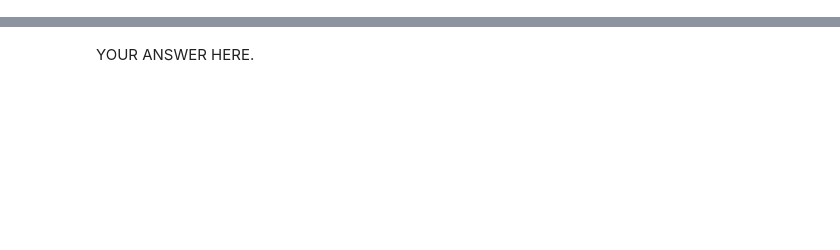
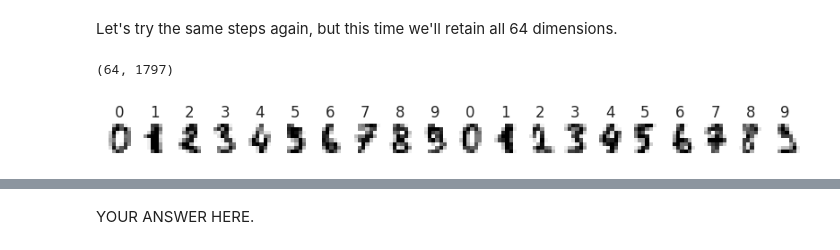
Before and after one commit to manan883/springboard2024, a Jupyter notebook: Exercise_02.ipynb, the cells around one changed output, grey strips where cells are left out. Cells and saved outputs as stored; diff of their text form; code cells hidden in the pictures; blank space fills up the shorter version.

```diff
--- a/Exercise_02.ipynb
+++ b/Exercise_02.ipynb
@@ -115,0 +246,3 @@ both datasets seem highly correlated
+# %%
+UnP = np.linalg.pinv(P)
+UnP.shape
@@ -115,0 +255,4 @@ both datasets seem highly correlated
+# %%
+unpacked_data = np.dot(UnP,compressed_data)*data_stddev + data_mean
+unpacked_images = np.reshape(unpacked_data.T, (N_samples, 8, 8))
+unpacked_images.shape
@@ -115,0 +263,6 @@ both datasets seem highly correlated
+# %%
+_, axes = plt.subplots(nrows=1, ncols=20, figsize=(10, 3))
+for ax, image, label in zip(axes, unpacked_images, dataset.target):
+    ax.set_axis_off()
+    ax.imshow(image, cmap=plt.cm.gray_r, interpolation="nearest")
+    ax.set_title("%i" % label)
@@ -115,0 +300,23 @@ both datasets seem highly correlated
+# %% [markdown]
+Let's try the same steps again, but this time we'll retain all 64 dimensions.
+# %%
+ND = 64
+
+P = np.dot(np.diagflat(S[0:ND]), Vh[0:ND,:])
+compressed_data = np.dot(P,data_normalized)
+compressed_data.shape
+# %% [output]
+(64, 1797)
+# %%
+UnP = np.linalg.pinv(P)
+
+unpacked_data = np.dot(UnP,compressed_data)*data_stddev + data_mean
+unpacked_images = np.reshape(unpacked_data.T, (N_samples, 8, 8))
+
+_, axes = plt.subplots(nrows=1, ncols=20, figsize=(10, 3))
+for ax, image, label in zip(axes, unpacked_images, dataset.target):
+    ax.set_axis_off()
+    ax.imshow(image, cmap=plt.cm.gray_r, interpolation="nearest")
+    ax.set_title("%i" % label)
+# %% [output]
+[figure, added]
```
Also changed, not shown: parts of 80 cells of this notebook, 5 other files.
